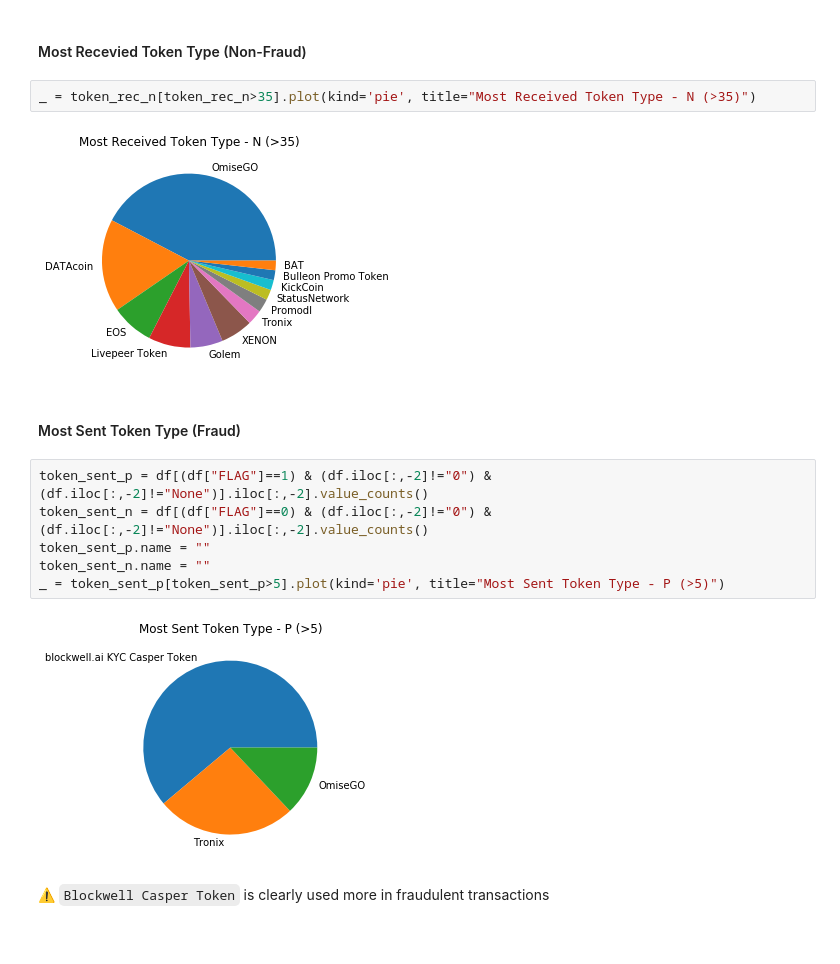
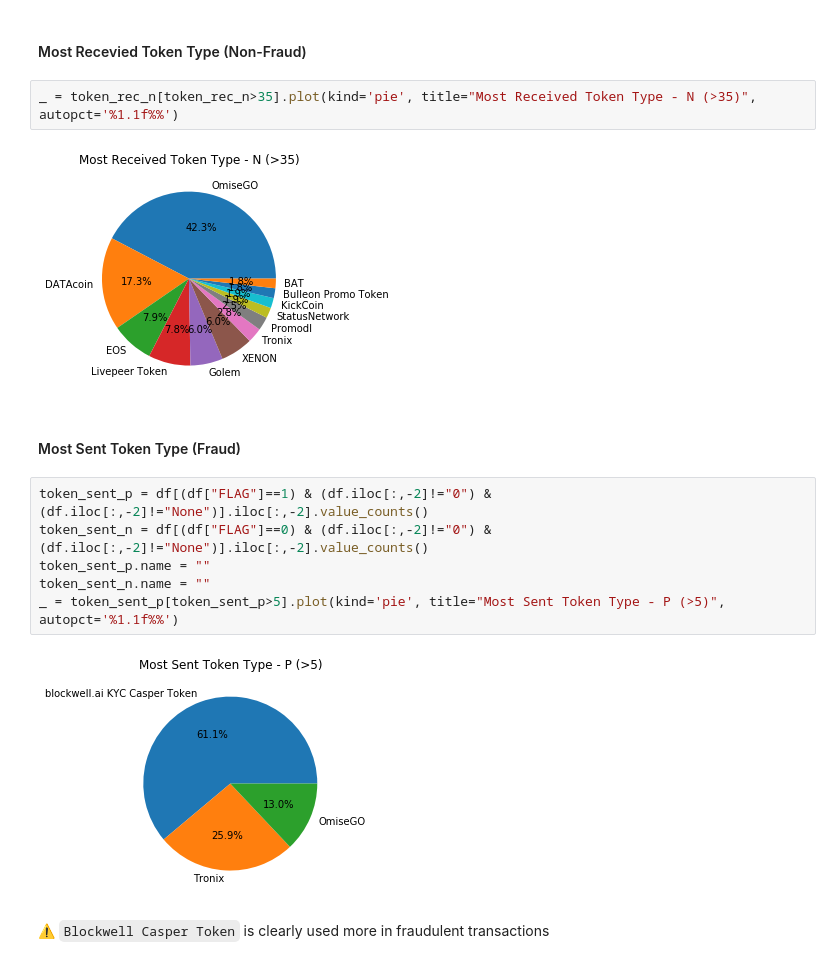
Before and after one commit to sepandhaghighi/Ethereum-Fraud-Detection-Visualization, a Jupyter notebook: 1.ipynb, the cells around one changed output. Cells and saved outputs as stored; diff of their text form.

Commit message:
percentage added to pie charts

```diff
--- a/1.ipynb
+++ b/1.ipynb
@@ -103,9 +103,9 @@ _ = token_rec_p[token_rec_p>15].plot(kind='pie', title="Most Received Token Type
 # %% [markdown]
 #### Most Recevied Token Type (Non-Fraud)
 # %%
-_ = token_rec_n[token_rec_n>35].plot(kind='pie', title="Most Received Token Type - N (>35)")
+_ = token_rec_n[token_rec_n>35].plot(kind='pie', title="Most Received Token Type - N (>35)", autopct='%1.1f%%')
 # %% [output]
-[figure, old version]
+[figure, new version]
 # %% [markdown]
 #### Most Sent Token Type (Fraud)
 # %%
@@ -113,9 +113,9 @@ token_sent_p = df[(df["FLAG"]==1) & (df.iloc[:,-2]!="0") & (df.iloc[:,-2]!="None
 token_sent_n = df[(df["FLAG"]==0) & (df.iloc[:,-2]!="0") & (df.iloc[:,-2]!="None")].iloc[:,-2].value_counts()
 token_sent_p.name = ""
 token_sent_n.name = ""
-_ = token_sent_p[token_sent_p>5].plot(kind='pie', title="Most Sent Token Type - P (>5)")
+_ = token_sent_p[token_sent_p>5].plot(kind='pie', title="Most Sent Token Type - P (>5)", autopct='%1.1f%%')
 # %% [output]
-[figure, old version]
+[figure, new version]
 # %% [markdown]
 ⚠️ `Blockwell Casper Token` is clearly used more in fraudulent transactions
 # %% [markdown]
```
Also changed, not shown: parts of 7 cells of this notebook, 2 other files.
